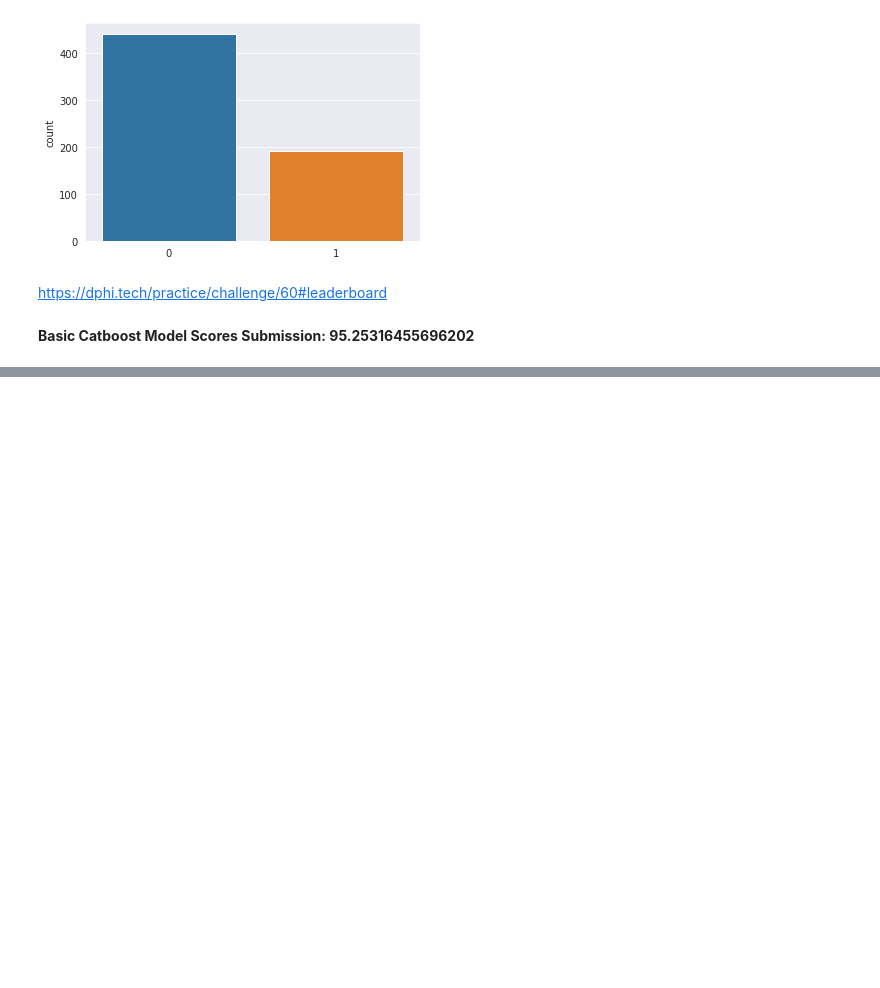
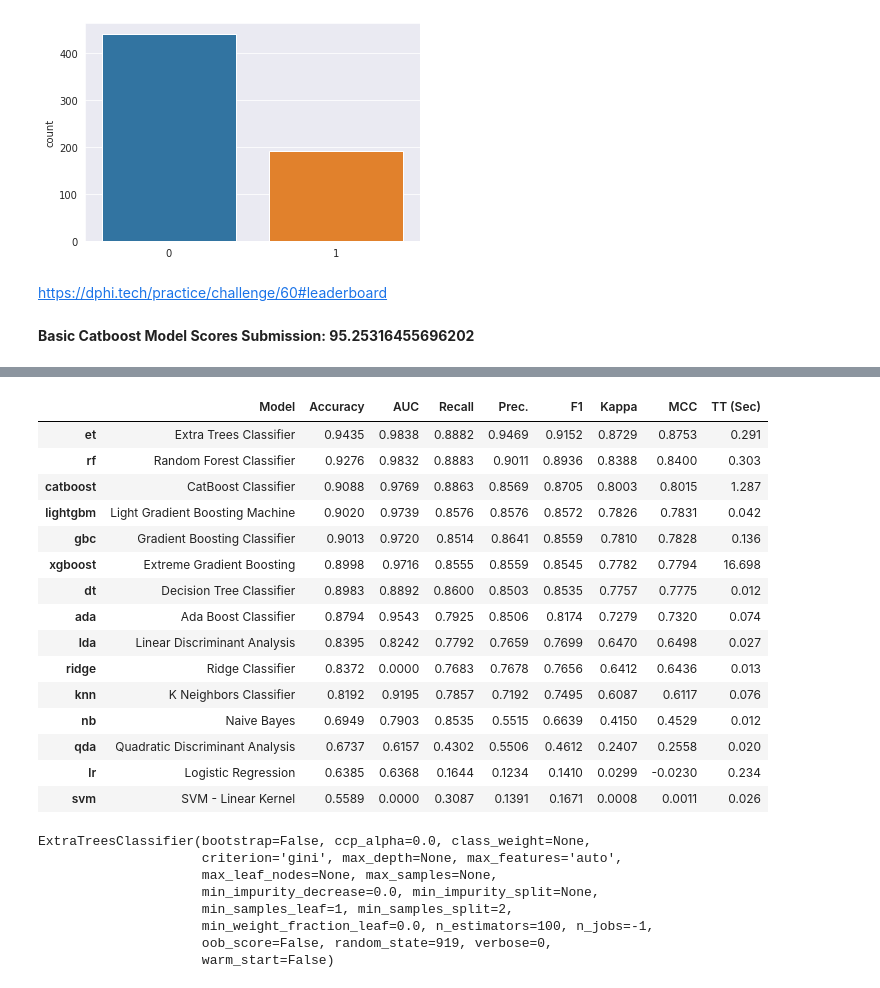
Before and after one commit to plaban1981/Dphi_hackathon, a Jupyter notebook: Data_Sprint_24_Tinder_Millennial_Match.ipynb, the cells around one changed output, grey strips where cells are left out. Cells and saved outputs as stored; diff of their text form; code cells hidden in the pictures; blank space fills up the shorter version.

```diff
--- a/Data_Sprint_24_Tinder_Millennial_Match.ipynb
+++ b/Data_Sprint_24_Tinder_Millennial_Match.ipynb
@@ -306,0 +678,27 @@ https://dphi.tech/practice/challenge/60#leaderboard
+# %%
+compare_models()
+# %% [output]
+|  | Model | Accuracy | AUC | Recall | Prec. | F1 | Kappa | MCC | TT (Sec) |
+| et | Extra Trees Classifier | 0.9435 | 0.9838 | 0.8882 | 0.9469 | 0.9152 | 0.8729 | 0.8753 | 0.291 |
+| rf | Random Forest Classifier | 0.9276 | 0.9832 | 0.8883 | 0.9011 | 0.8936 | 0.8388 | 0.8400 | 0.303 |
+| catboost | CatBoost Classifier | 0.9088 | 0.9769 | 0.8863 | 0.8569 | 0.8705 | 0.8003 | 0.8015 | 1.287 |
+| lightgbm | Light Gradient Boosting Machine | 0.9020 | 0.9739 | 0.8576 | 0.8576 | 0.8572 | 0.7826 | 0.7831 | 0.042 |
+| gbc | Gradient Boosting Classifier | 0.9013 | 0.9720 | 0.8514 | 0.8641 | 0.8559 | 0.7810 | 0.7828 | 0.136 |
+| xgboost | Extreme Gradient Boosting | 0.8998 | 0.9716 | 0.8555 | 0.8559 | 0.8545 | 0.7782 | 0.7794 | 16.698 |
+| dt | Decision Tree Classifier | 0.8983 | 0.8892 | 0.8600 | 0.8503 | 0.8535 | 0.7757 | 0.7775 | 0.012 |
+| ada | Ada Boost Classifier | 0.8794 | 0.9543 | 0.7925 | 0.8506 | 0.8174 | 0.7279 | 0.7320 | 0.074 |
+| lda | Linear Discriminant Analysis | 0.8395 | 0.8242 | 0.7792 | 0.7659 | 0.7699 | 0.6470 | 0.6498 | 0.027 |
+| ridge | Ridge Classifier | 0.8372 | 0.0000 | 0.7683 | 0.7678 | 0.7656 | 0.6412 | 0.6436 | 0.013 |
+| knn | K Neighbors Classifier | 0.8192 | 0.9195 | 0.7857 | 0.7192 | 0.7495 | 0.6087 | 0.6117 | 0.076 |
+| nb | Naive Bayes | 0.6949 | 0.7903 | 0.8535 | 0.5515 | 0.6639 | 0.4150 | 0.4529 | 0.012 |
+| qda | Quadratic Discriminant Analysis | 0.6737 | 0.6157 | 0.4302 | 0.5506 | 0.4612 | 0.2407 | 0.2558 | 0.020 |
+| lr | Logistic Regression | 0.6385 | 0.6368 | 0.1644 | 0.1234 | 0.1410 | 0.0299 | -0.0230 | 0.234 |
+| svm | SVM - Linear Kernel | 0.5589 | 0.0000 | 0.3087 | 0.1391 | 0.1671 | 0.0008 | 0.0011 | 0.026 |
+ExtraTreesClassifier(bootstrap=False, ccp_alpha=0.0, class_weight=None,
+                     criterion='gini', max_depth=None, max_features='auto',
+                     max_leaf_nodes=None, max_samples=None,
+                     min_impurity_decrease=0.0, min_impurity_split=None,
+                     min_samples_leaf=1, min_samples_split=2,
+                     min_weight_fraction_leaf=0.0, n_estimators=100, n_jobs=-1,
+                     oob_score=False, random_state=919, verbose=0,
+                     warm_start=False)
```
Also changed, not shown: parts of 59 cells of this notebook.
